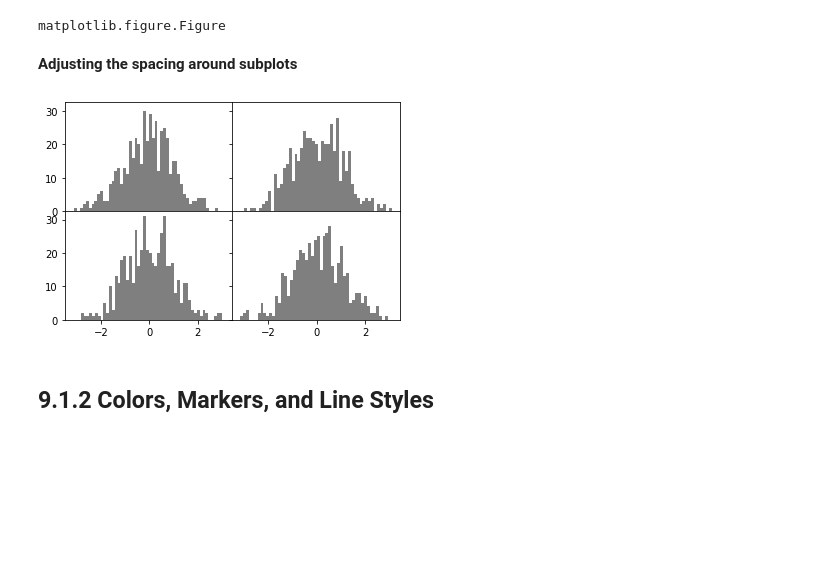
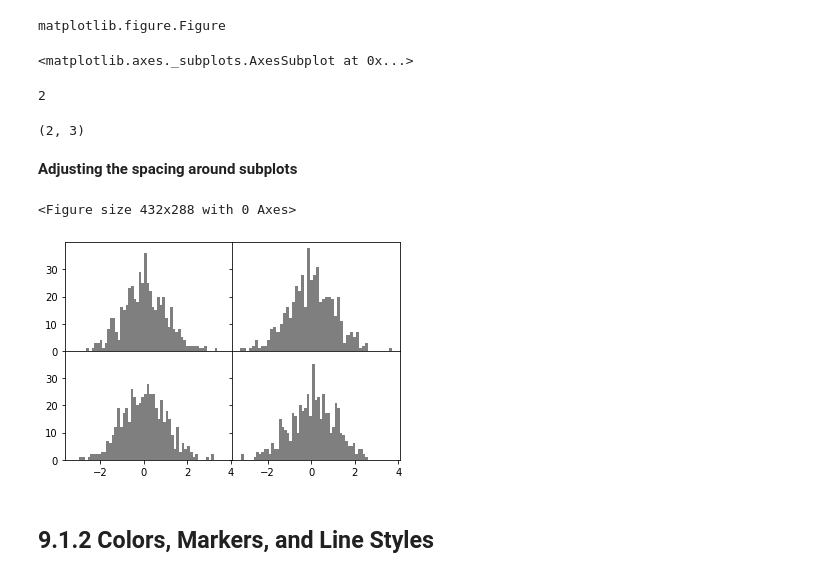
Before and after one commit to BoyuanLi-Steven/Python-For-Data-Analysis-2nd, a Jupyter notebook: Chapter 9. Plotting and Visualization.ipynb, the cells around one changed output. Cells and saved outputs as stored; diff of their text form; code cells hidden in the pictures; blank space fills up the shorter version.

```diff
--- a/Chapter 9. Plotting and Visualization.ipynb
+++ b/Chapter 9. Plotting and Visualization.ipynb
@@ -57,18 +70,44 @@ numpy.ndarray
 type(fig)
 # %% [output]
 matplotlib.figure.Figure
+# %%
+axes[0,1]
+# %% [output]
+<matplotlib.axes._subplots.AxesSubplot at 0x...>
+# %%
+axes.ndim
+# %% [output]
+2
+# %%
+axes.shape
+# %% [output]
+(2, 3)
 # %% [markdown]
 **Adjusting the spacing around subplots**
 # %%
-# subplots_adjust(left = None, bottom = None, right = None, top = None, wspace = None, hspace = None)
+plt.subplots_adjust(left = None,
+                    bottom = None,
+                    right = None,
+                    top = None,
+                    wspace = None,
+                    hspace = None)
+# %% [output]
+<Figure size 432x288 with 0 Axes>
 # %%
-fig, axes = plt.subplots(2,2,sharex = True, sharey = True)
+fig, axes = plt.subplots(nrows = 2,
+                         ncols = 2,
+                         sharex = True,
+                         sharey = True)
 for i in range(2):
     for j in range(2):
-        axes[i,j].hist(np.random.randn(500), bins = 50, color = 'k', alpha = 0.5)
+        axes[i,j].hist(np.random.randn(500),
+                       bins = 50,
+                       color = 'k',
+                       alpha = 0.5)
+
 plt.subplots_adjust(wspace = 0, hspace = 0)
 # %% [output]
-[figure, old version]
+[figure, new version]
 # %% [markdown]
 ## 9.1.2 Colors, Markers, and Line Styles
 # %%
```
Also changed, not shown: parts of 56 cells of this notebook.
